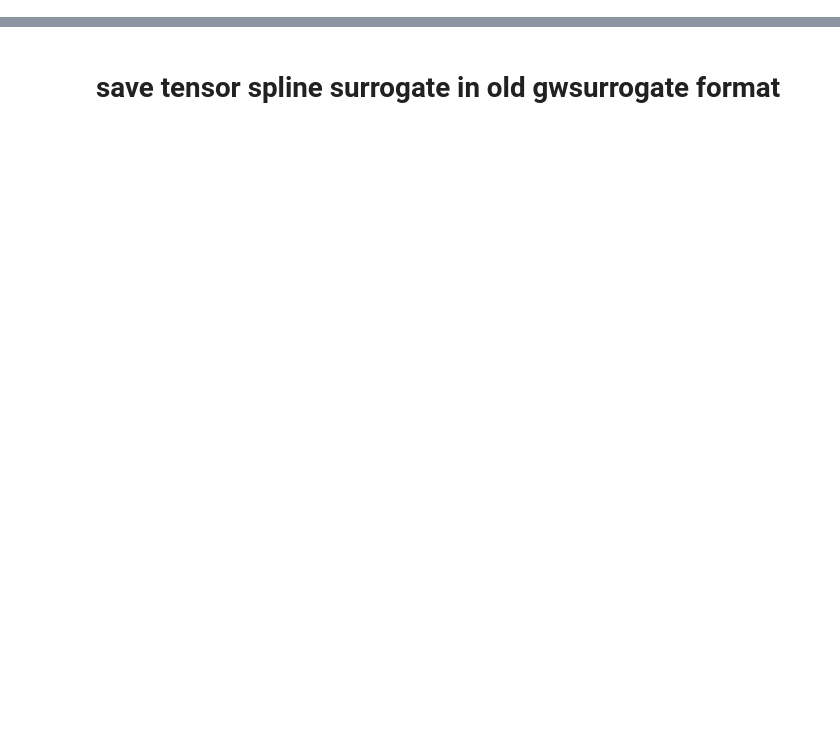
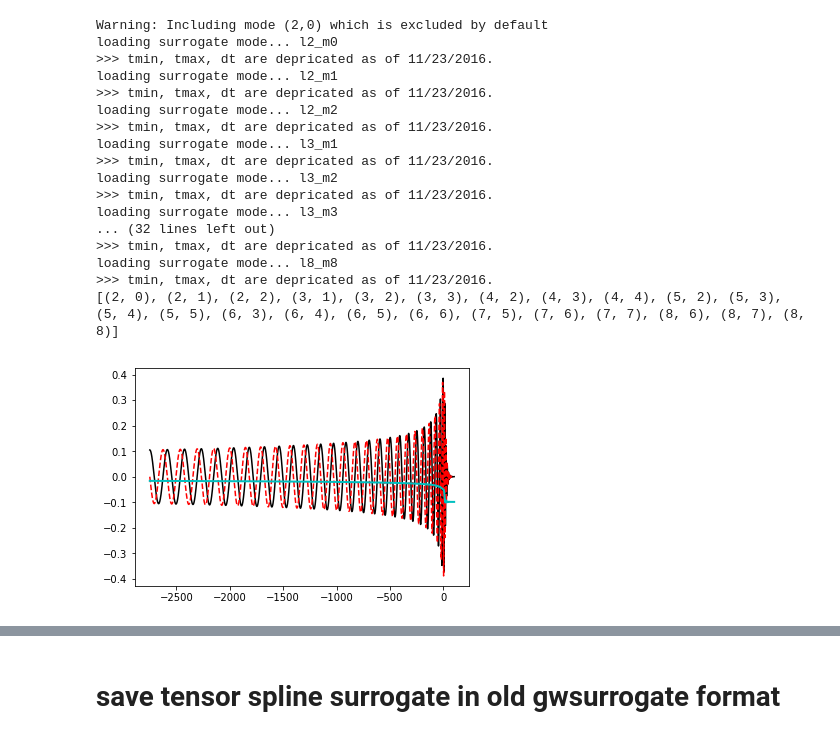
Before and after one commit to sxs-collaboration/gwsurrogate, a Jupyter notebook: developer_notebooks/Build_tensor_spline_nonspinning_SpEC_surrogate.ipynb, the cells around one changed output, grey strips where cells are left out. Cells and saved outputs as stored; diff of their text form; code cells hidden in the pictures; blank space fills up the shorter version.

```diff
--- a/developer_notebooks/Build_tensor_spline_nonspinning_SpEC_surrogate.ipynb
+++ b/developer_notebooks/Build_tensor_spline_nonspinning_SpEC_surrogate.ipynb
@@ -19,17 +25,34 @@ import sys, h5py
 # %%
 # Load amp/phase surrogate
-#sur = gwsurrogate.EvaluateSurrogate('../surrogate_downloads/SpEC_q1_10_NoSpin_nu5thDegPoly.h5')
-#sur = gwsurrogate.EvaluateSurrogate('/home/balzani57/Downloads/SpEC_q1_10_NoSpin_nu5thDegPoly_exclude_2_0.h5')
-sur = gwsurrogate.EvaluateSurrogate('/home/balzani57/Downloads/SpEC_q1_10_NoSpin_nu5thDegPoly_exclude_2_0.h5',excluded=None)
+sur = gwsurrogate.EvaluateSurrogate('/home/balzani57/Desktop/SurrogateFiles/SpEC_q1_10_NoSpin_nu5thDegPoly_exclude_2_0.h5',excluded=None)
 
 # Evaluate it, make sure we get the (2, 0) mode as well
 lm_modes, t, hreal, himag = sur(1.2, mode_sum=False, fake_neg_modes=False)
 print lm_modes
 
 plt.plot(t, hreal[:, 2], 'k')
 plt.plot(t, himag[:, 2], 'r--')
 plt.plot(t, hreal[:, 0], 'c', lw=2)
 plt.show()
+# %% [output]
+Warning: Including mode (2,0) which is excluded by default
+loading surrogate mode... l2_m0
+>>> tmin, tmax, dt are depricated as of 11/23/2016.
+loading surrogate mode... l2_m1
+>>> tmin, tmax, dt are depricated as of 11/23/2016.
+loading surrogate mode... l2_m2
+>>> tmin, tmax, dt are depricated as of 11/23/2016.
+loading surrogate mode... l3_m1
+>>> tmin, tmax, dt are depricated as of 11/23/2016.
+loading surrogate mode... l3_m2
+>>> tmin, tmax, dt are depricated as of 11/23/2016.
+loading surrogate mode... l3_m3
+... (32 lines left out)
+>>> tmin, tmax, dt are depricated as of 11/23/2016.
+loading surrogate mode... l8_m8
+>>> tmin, tmax, dt are depricated as of 11/23/2016.
+[(2, 0), (2, 1), (2, 2), (3, 1), (3, 2), (3, 3), (4, 2), (4, 3), (4, 4), (5, 2), (5, 3), (5, 4), (5, 5), (6, 3), (6, 4), (6, 5), (6, 6), (7, 5), (7, 6), (7, 7), (8, 6), (8, 7), (8, 8)]
+[figure, added]
 # %%
 # We first need a complex empirical interpolant for each mode.
 # Let's first determine how many basis vectors are needed (22 should be sufficient...)
```
Also changed, not shown: parts of 22 cells of this notebook, 1 other file.
